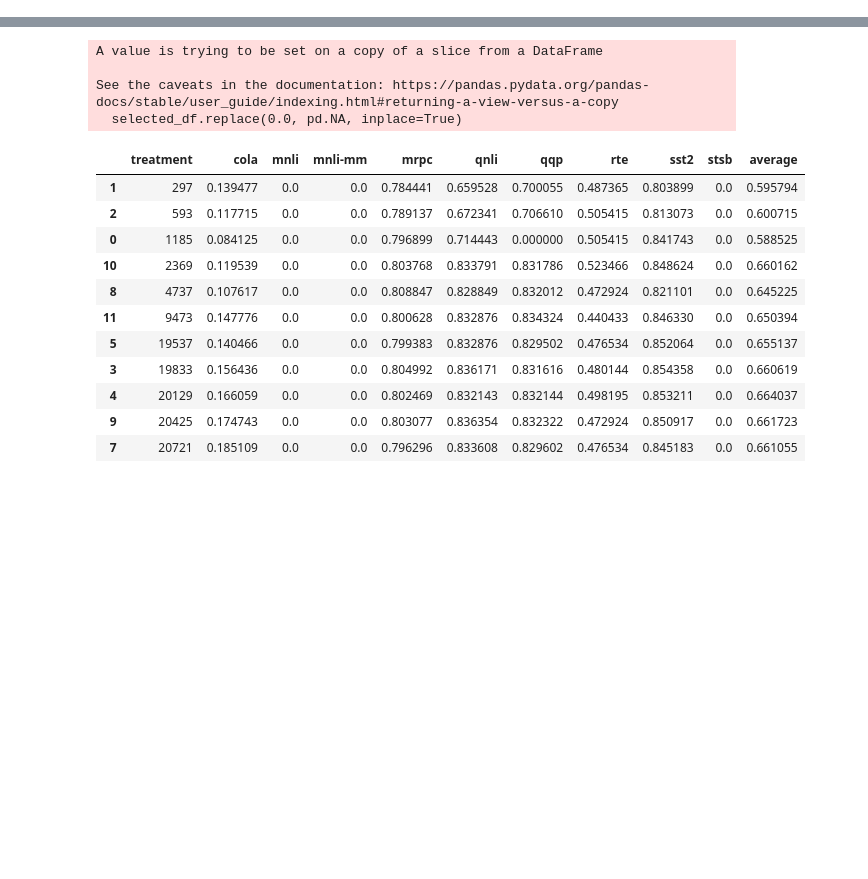
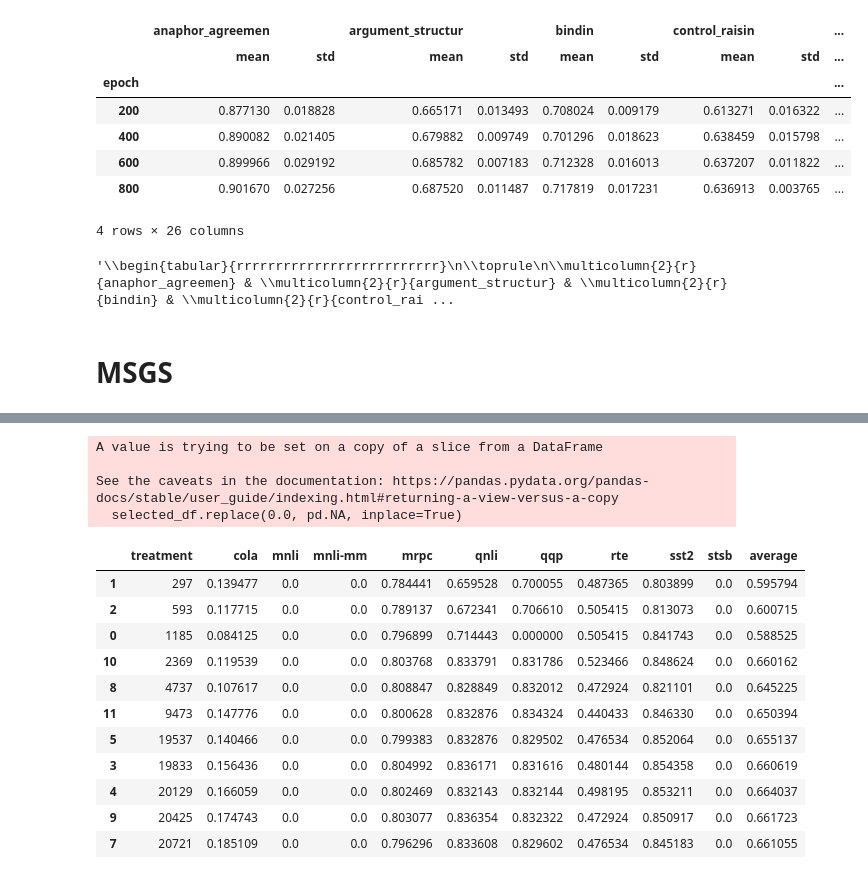
Before and after one commit to michahu/evaluation-pipeline, a Jupyter notebook: collate.ipynb, the cells around one changed output, grey strips where cells are left out. Saved outputs shown, nothing was run; the diff lists cells and outputs as text; code cells hidden in the pictures; blank space fills up the shorter version.

```diff
--- a/collate.ipynb
+++ b/collate.ipynb
@@ -326,0 +378,19 @@ df = collate_blimp("./models/ltgbert_100M/", tasks)
+# %%
+data = collate_blimp("./models/ltgbert_10M/", blimp)
+# %%
+df = blimp_data_2_df(data)
+# %%
+df = column_munging(df)
+# %%
+mean_df = df.groupby('epoch').agg(['mean', 'std'])
+# %%
+mean_df
+# %% [output]
+|  | anaphor_agreemen |  | argument_structur |  | bindin |  | control_raisin |  | ... |
+|  | mean | std | mean | std | mean | std | mean | std | ... |
+| epoch |  |  |  |  |  |  |  |  | ... |
+| 200 | 0.877130 | 0.018828 | 0.665171 | 0.013493 | 0.708024 | 0.009179 | 0.613271 | 0.016322 | ... |
+| 400 | 0.890082 | 0.021405 | 0.679882 | 0.009749 | 0.701296 | 0.018623 | 0.638459 | 0.015798 | ... |
+| 600 | 0.899966 | 0.029192 | 0.685782 | 0.007183 | 0.712328 | 0.016013 | 0.637207 | 0.011822 | ... |
+| 800 | 0.901670 | 0.027256 | 0.687520 | 0.011487 | 0.717819 | 0.017231 | 0.636913 | 0.003765 | ... |
+4 rows × 26 columns
@@ -326,0 +402,6 @@ df = collate_blimp("./models/ltgbert_100M/", tasks)
+# %%
+latex_table
+# %% [output]
+'\\begin{tabular}{rrrrrrrrrrrrrrrrrrrrrrrrrr}\n\\toprule\n\\multicolumn{2}{r}{anaphor_agreemen} & \\multicolumn{2}{r}{argument_structur} & \\multicolumn{2}{r}{bindin} & \\multicolumn{2}{r}{control_rai ...
+# %% [markdown]
+# MSGS
```
Also changed, not shown: parts of 19 cells of this notebook, 13 other files.
